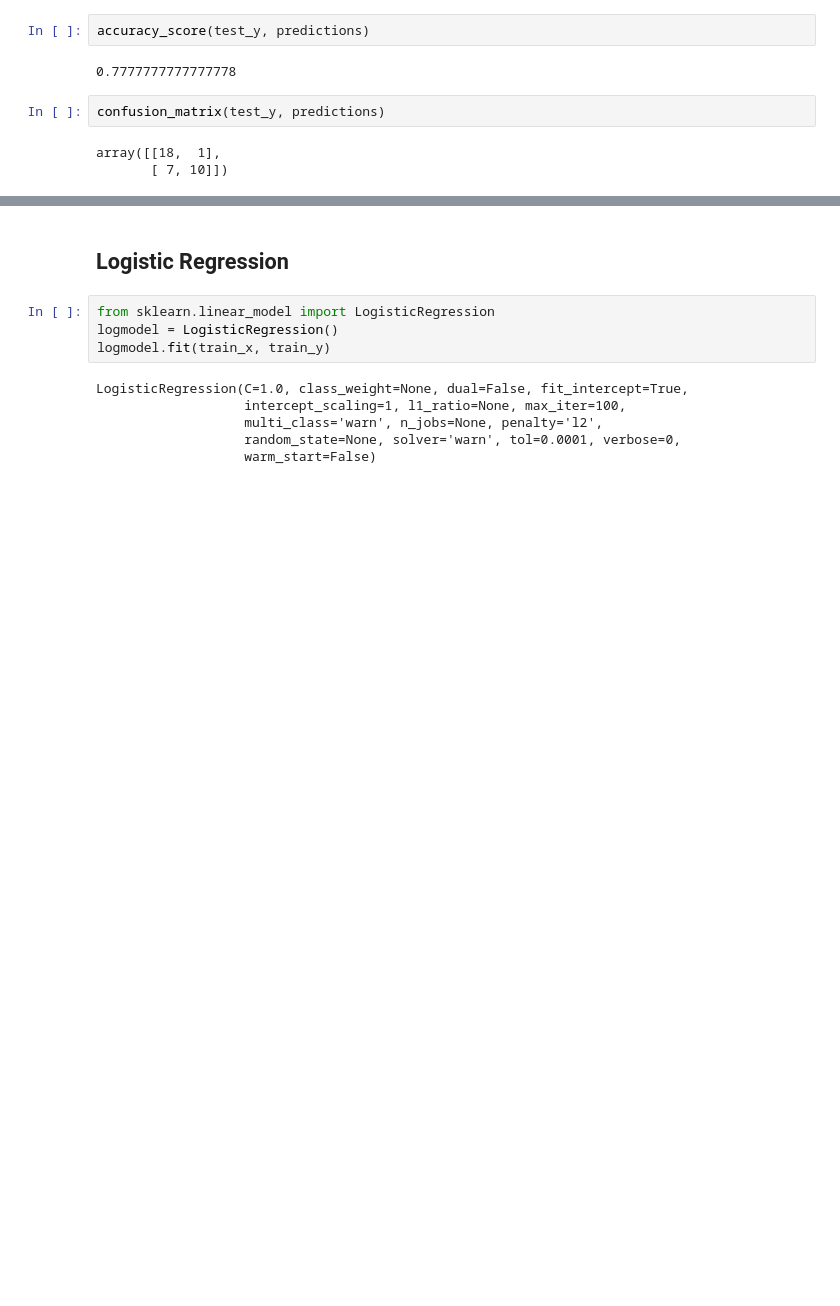
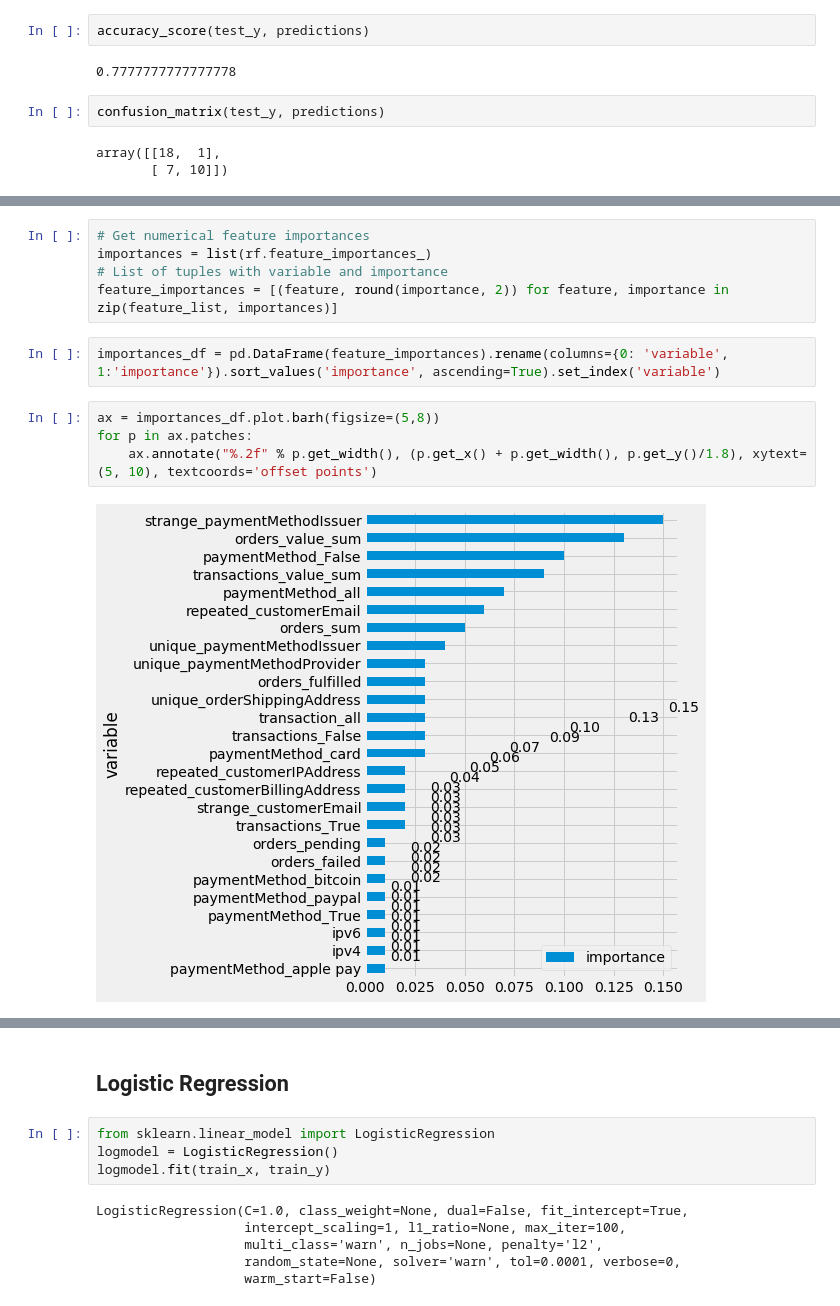
Before and after one commit to azawalich/unravelin-code-test-data-science, a Jupyter notebook: zadanie.ipynb, the cells around one changed output, grey strips where cells are left out. Cells and saved outputs as stored; diff of their text form; blank space fills up the shorter version.

Commit message:
add variable importance plot

```diff
--- a/zadanie.ipynb
+++ b/zadanie.ipynb
@@ -465,0 +491,13 @@ array([[18,  1],
+# %%
+# Get numerical feature importances
+importances = list(rf.feature_importances_)
+# List of tuples with variable and importance
+feature_importances = [(feature, round(importance, 2)) for feature, importance in zip(feature_list, importances)]
+# %%
+importances_df = pd.DataFrame(feature_importances).rename(columns={0: 'variable', 1:'importance'}).sort_values('importance', ascending=True).set_index('variable')
+# %%
+ax = importances_df.plot.barh(figsize=(5,8))
+for p in ax.patches:
+    ax.annotate("%.2f" % p.get_width(), (p.get_x() + p.get_width(), p.get_y()/1.8), xytext=(5, 10), textcoords='offset points')
+# %% [output]
+[figure, added]
```
Also changed, not shown: parts of 5 cells of this notebook.
